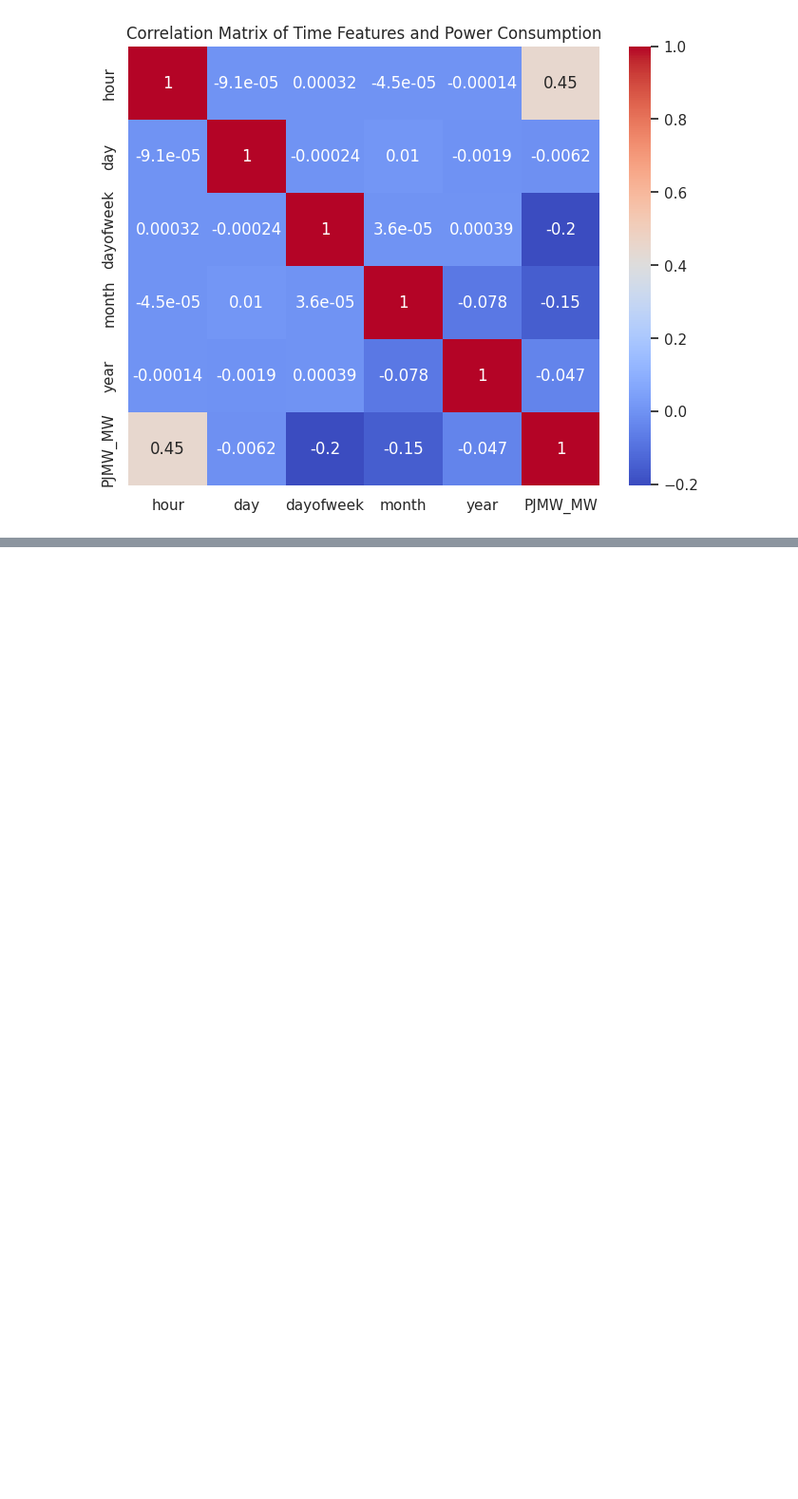
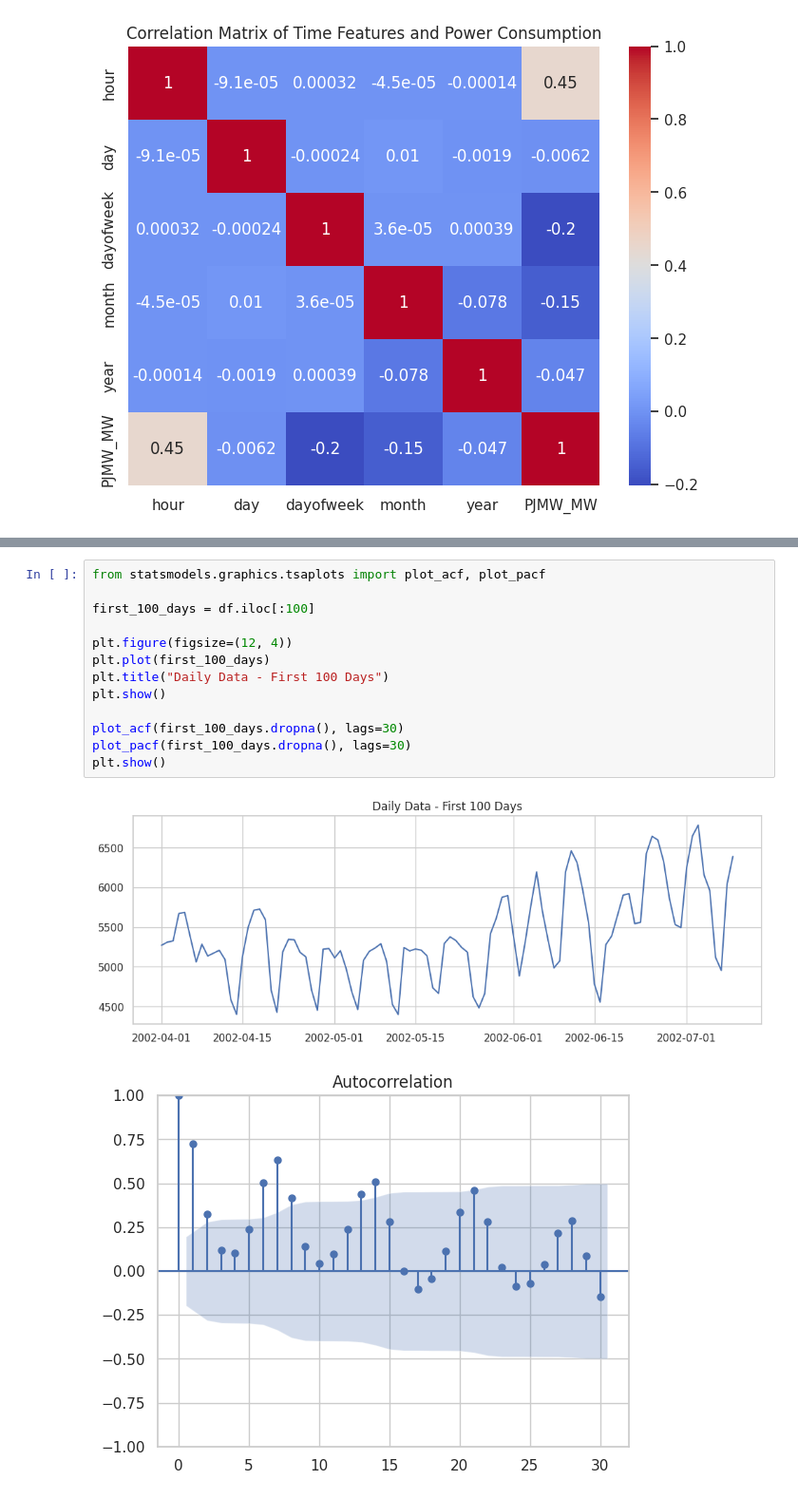
Before and after one commit to rizz045/Energy_Demand_Forecasting_Using_Time_Series_Analysis, a Jupyter notebook: Energy_Demand_Forecasting.ipynb, the cells around one changed output, grey strips where cells are left out. Shown at 95% size. Cells and saved outputs as stored; diff of their text form; blank space fills up the shorter version.

```diff
--- a/Energy_Demand_Forecasting.ipynb
+++ b/Energy_Demand_Forecasting.ipynb
@@ -222,0 +301,16 @@ dtype: float64
+# %%
+from statsmodels.graphics.tsaplots import plot_acf, plot_pacf
+
+first_100_days = df.iloc[:100]
+
+plt.figure(figsize=(12, 4))
+plt.plot(first_100_days)
+plt.title("Daily Data - First 100 Days")
+plt.show()
+
+plot_acf(first_100_days.dropna(), lags=30)
+plot_pacf(first_100_days.dropna(), lags=30)
+plt.show()
+# %% [output]
+[figure, added]
+[figure, added]
```
Also changed, not shown: parts of 18 cells of this notebook.
